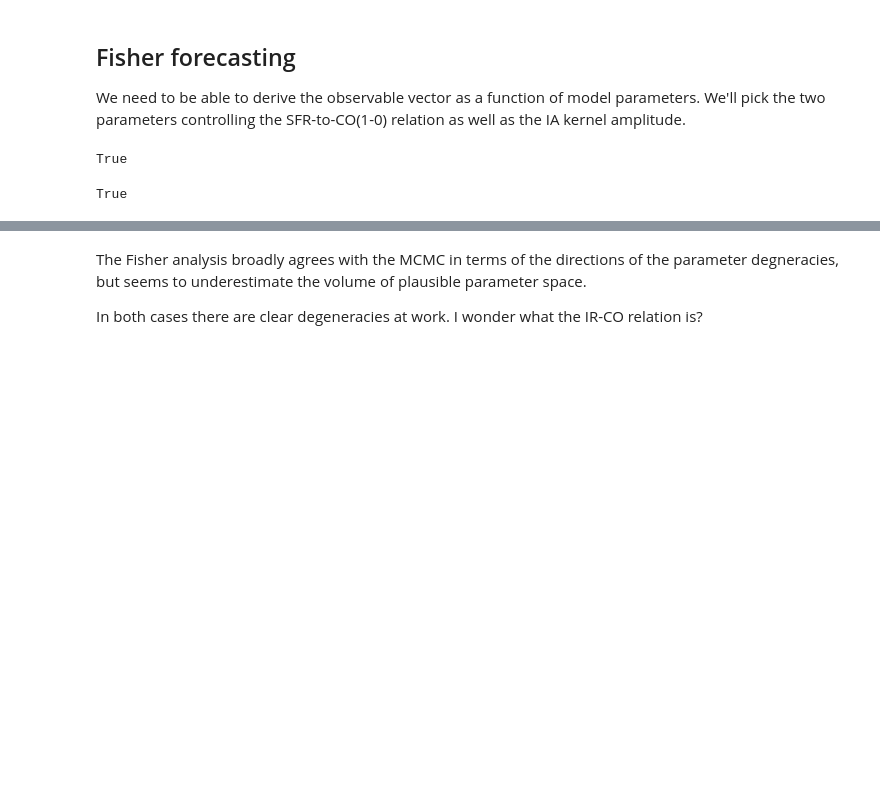
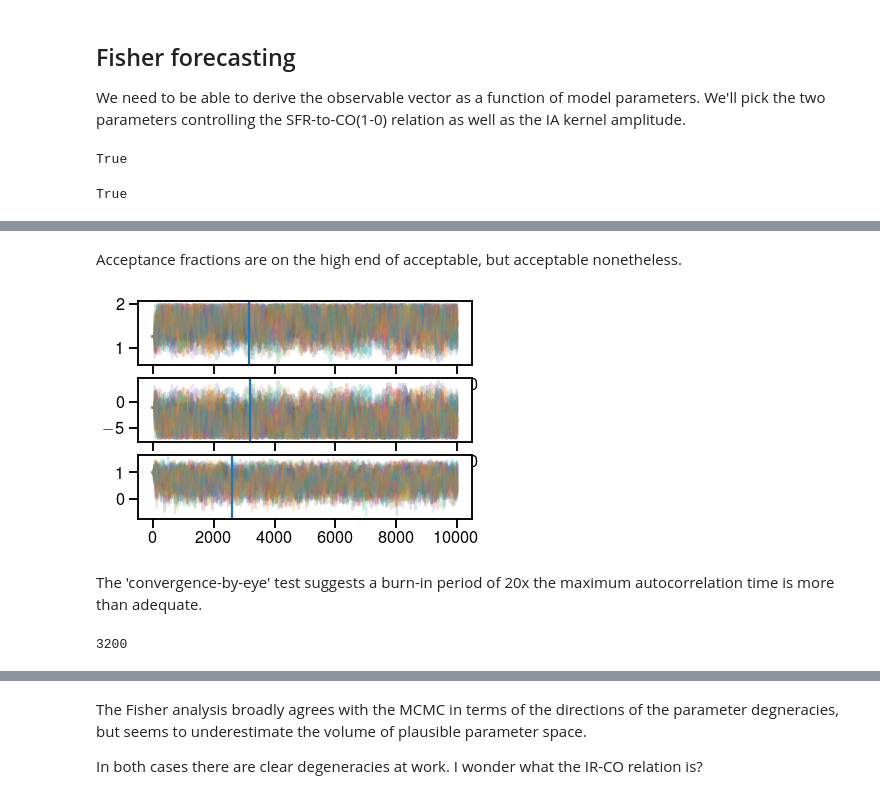
Before and after one commit to dongwooc/lim-lensing-predictions, a Jupyter notebook: code.ipynb, the cells around one changed output, grey strips where cells are left out. Saved outputs shown, nothing was run; the diff lists cells and outputs as text; code cells hidden in the pictures; blank space fills up the shorter version.

```diff
--- a/code.ipynb
+++ b/code.ipynb
@@ -875,0 +922,16 @@ For the Fisher analysis we estimate the derivative of the observable vector with
+# %% [markdown]
+Acceptance fractions are on the high end of acceptable, but acceptable nonetheless.
+# %%
+for i in range(3):
+    pl.subplot(311+i)
+    pl.plot(sampler.get_chain()[...,i],alpha=0.2)
+    pl.axvline(20*sampler.get_autocorr_time()[i])
+# %% [output]
+[figure, added]
+# %% [markdown]
+The 'convergence-by-eye' test suggests a burn-in period of 20x the maximum autocorrelation time is more than adequate.
+# %%
+burnin = int(np.ceil(np.max(sampler.get_autocorr_time())/10))*200 # ~ 20x tau
+print(burnin)
+# %% [output]
+3200
```
Also changed, not shown: parts of 292 cells of this notebook, 16 other files.
